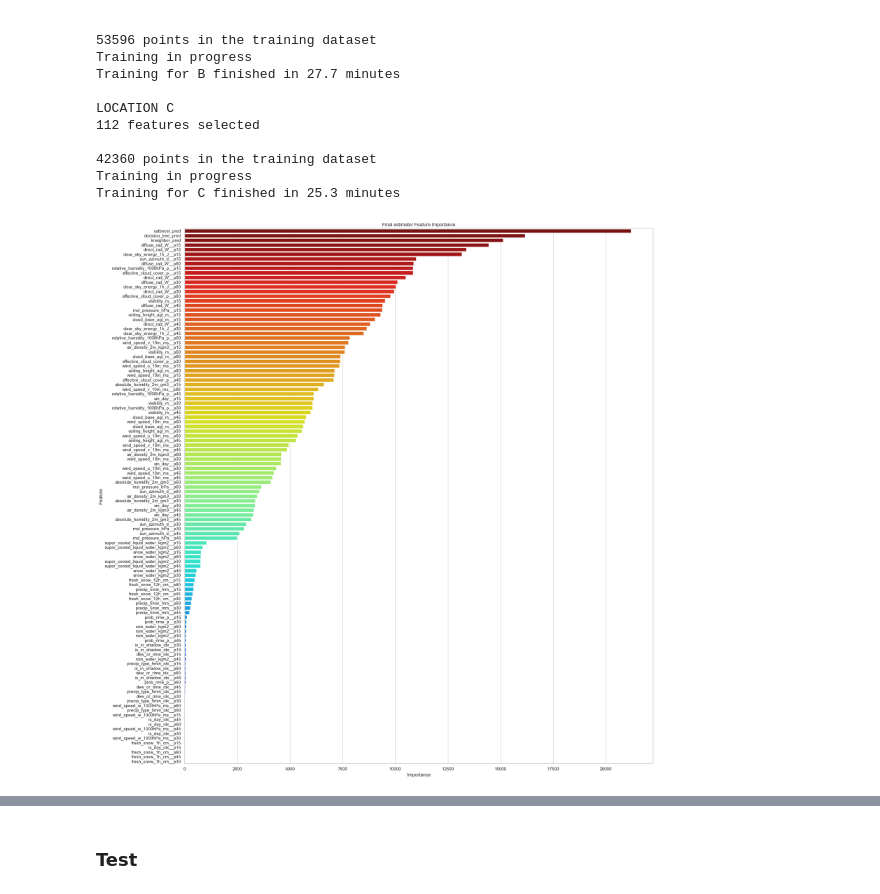
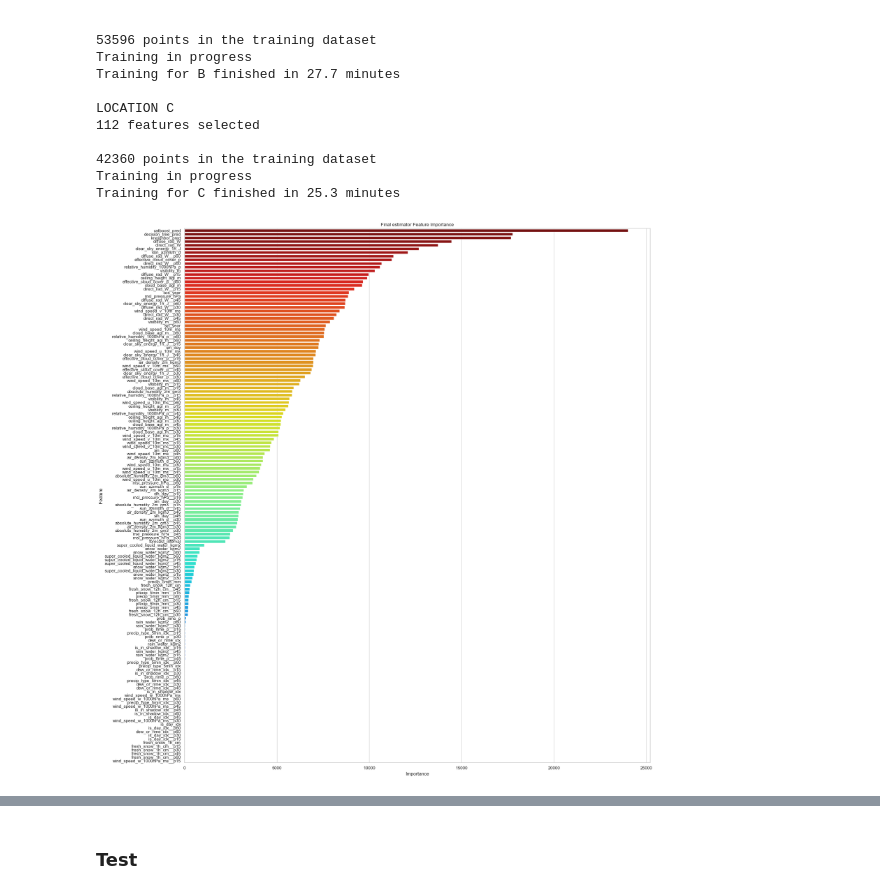
Before and after one commit to hugokerino/Energy-forecasting-NTNU, a Jupyter notebook: data/Noe/Short_notebook_1.ipynb, the cells around one changed output, grey strips where cells are left out. Saved outputs shown, nothing was run; the diff lists cells and outputs as text; code cells hidden in the pictures.

Commit message:
hyperparameters tuning for best model. PROGRESS

```diff
--- a/data/Noe/Short_notebook_1.ipynb
+++ b/data/Noe/Short_notebook_1.ipynb
@@ -1012,13 +1010,15 @@ for LOCATION in ['A','B','C']:
                                                         normalization = 'minmax',
                                                         date_encoding=True,
                                                         verbose=False)
-    selected_features = filter_features(selected_features,'__p') # remove features at t=0
+
+    # remove features at t=0
+    # selected_features = filter_features(selected_features,'__p')
     print(f"{len(selected_features)} features selected\n")
 
     # Select the correct columns for the prediction
-    X_Train = X_Train_full[selected_features].astype('float32')
-    X_Test = X_Test_full[selected_features].astype('float32')
-    Y_Train = Y_Train_full.astype('float32')
+    X_Train = X_Train_full[selected_features].astype('float64')
+    X_Test = X_Test_full[selected_features].astype('float64')
+    Y_Train = Y_Train_full.astype('float64')
 
     print(f"{X_Train.shape[0]} points in the training dataset")
 
@@ -1027,7 +1027,7 @@ for LOCATION in ['A','B','C']:
 
     # Initialize the model base learners
     level0 = list()
-    level0.append(('catboost', CatBoostRegressor(iterations=1000,
+    level0.append(('catboost', CatBoostRegressor(iterations=2000, # 1200
                             depth=9,
                             learning_rate=0.35,
                             l2_leaf_reg=6,
@@ -1037,18 +1037,20 @@ for LOCATION in ['A','B','C']:
                             allow_writing_files=False)))
     level0.append(('decision_tree', DecisionTreeRegressor(splitter='random',
                                                         min_samples_split=3,
-                                                        min_samples_leaf=2,
+                                                        min_samples_leaf=1,
                                                         max_depth=None,
                                                         random_state=RANDOM_SEED)))
-    level0.append(('k_nearest_neighbor', KNeighborsRegressor(n_neighbors=2,
-                                                            leaf_size=35)))
+    level0.append(('k_nearest_neighbor', KNeighborsRegressor(n_neighbors=4,
+                                                             algorithm='brute')))
     # define meta learner model
     level1 = lgb.LGBMRegressor(tree_learner= 'serial',
-                            num_threads= 2,
+                            num_threads= -1,
                             num_leaves= 500,
-                            n_estimators= 1000,
+                            n_estimators= 1200,
                             metric= 'mse',
                             learning_rate= 0.08,
+                            reg_alpha=4,
+                            reg_lambda=8,
                             verbose=0)
 
     # define the stacking ensemble
@@ -1056,7 +1058,7 @@ for LOCATION in ['A','B','C']:
                             final_estimator=level1,
                             passthrough=True,
                             cv=10,
-                            n_jobs=2,
+                            n_jobs=-1,
                             verbose = 0)
 
     # fit the model on all available data
@@ -1064,7 +1066,7 @@ for LOCATION in ['A','B','C']:
 
     # Save model
     from joblib import dump
-    name = 'catboost_kneighbor_dectree_to_lgb_lag4_minmax_FUTURE_v2_'
+    name = 'catboost_kneighbor_dectree_to_lgb_lag4_minmax_FUTURE_v3_feat0_'
     dump(model, 'Stacked_models/'+name + LOCATION+'.joblib')
     print(f"Training for {LOCATION} finished in {(time.time() - start)/60:.1f} minutes")
 # %% [output]
@@ -1091,28 +1093,30 @@ Training for C finished in 25.3 minutes
 # %%
 from joblib import load
 
-model_name = 'catboost_kneighbor_dectree_to_lgb_lag4_minmax_FUTURE_v2_C'
+model_name = 'catboost_kneighbor_dectree_to_lgb_lag4_minmax_FUTURE_v3_feat0_'+LOCATION
+model = load('Stacked_models/'+model_name+'.joblib')
+
 importance_df = pd.DataFrame({'Feature': ['catboost_pred','decision_tree_pred','kneighbor_pred']+selected_features,
                               'Importance': model.final_estimator_.feature_importances_})
 importance_df = importance_df.sort_values(by='Importance', ascending=False)
 
 # Set the style for the plot (optional)
 sns.set(style="whitegrid")
 
 # Create a barplot
 plt.figure(figsize=(20, 20),dpi=100)
 sns.barplot(x='Importance', y='Feature', data=importance_df, palette="jet_r", hue='Feature',width=0.8,gap=2,dodge='auto')
 
 # Customize the plot
 plt.title('Final estimator Feature Importance')
 plt.xlabel('Importance')
 plt.ylabel('Feature')
 plt.tight_layout()
 
 # Show the plot
 plt.show()
 # %% [output]
-[figure, old version]
+[figure, new version]
 # %%
 from joblib import load
 
```
Also changed, not shown: parts of 6 cells of this notebook, 6 other files.
